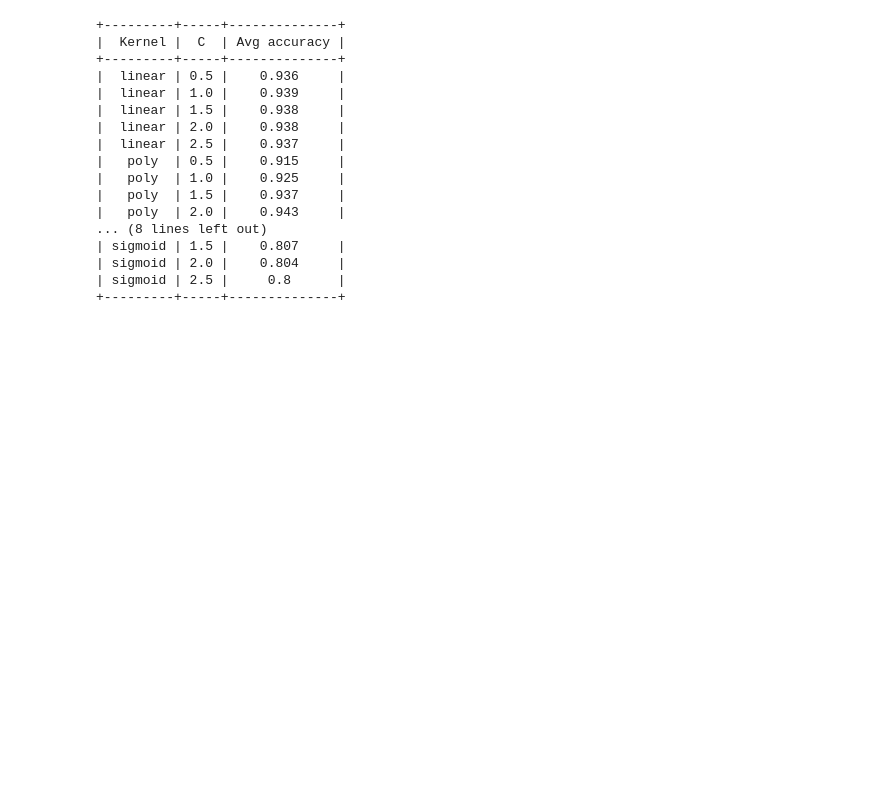
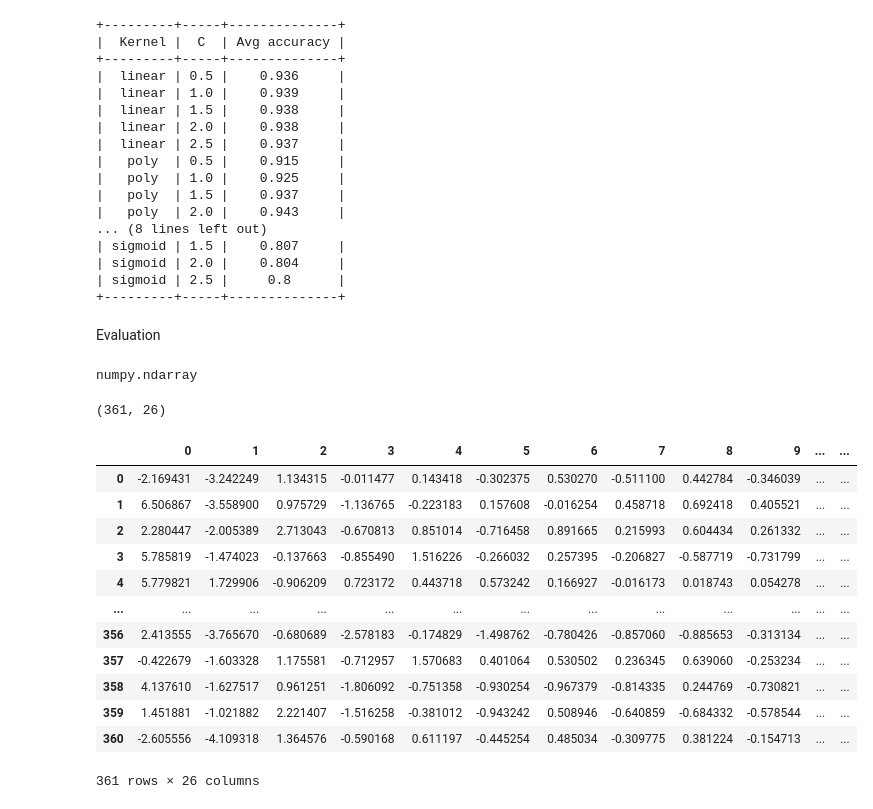
Before and after one commit to qettera/Machine-Learning-Overview, a Jupyter notebook: project.ipynb, the cells around one changed output. Cells and saved outputs as stored; diff of their text form; code cells hidden in the pictures; blank space fills up the shorter version.

```diff
--- a/project.ipynb
+++ b/project.ipynb
@@ -1305,0 +1361,28 @@ print(myTable)
+# %% [markdown]
+Evaluation
+# %%
+type(x_test)
+# %% [output]
+numpy.ndarray
+# %%
+x_test.shape
+# %% [output]
+(361, 26)
+# %%
+x_test_df = pd.DataFrame(x_test)
+# %%
+x_test_df
+# %% [output]
+|  | 0 | 1 | 2 | 3 | 4 | 5 | 6 | 7 | 8 | 9 | ... | ... |
+| 0 | -2.169431 | -3.242249 | 1.134315 | -0.011477 | 0.143418 | -0.302375 | 0.530270 | -0.511100 | 0.442784 | -0.346039 | ... | ... |
+| 1 | 6.506867 | -3.558900 | 0.975729 | -1.136765 | -0.223183 | 0.157608 | -0.016254 | 0.458718 | 0.692418 | 0.405521 | ... | ... |
+| 2 | 2.280447 | -2.005389 | 2.713043 | -0.670813 | 0.851014 | -0.716458 | 0.891665 | 0.215993 | 0.604434 | 0.261332 | ... | ... |
+| 3 | 5.785819 | -1.474023 | -0.137663 | -0.855490 | 1.516226 | -0.266032 | 0.257395 | -0.206827 | -0.587719 | -0.731799 | ... | ... |
+| 4 | 5.779821 | 1.729906 | -0.906209 | 0.723172 | 0.443718 | 0.573242 | 0.166927 | -0.016173 | 0.018743 | 0.054278 | ... | ... |
+| ... | ... | ... | ... | ... | ... | ... | ... | ... | ... | ... | ... | ... |
+| 356 | 2.413555 | -3.765670 | -0.680689 | -2.578183 | -0.174829 | -1.498762 | -0.780426 | -0.857060 | -0.885653 | -0.313134 | ... | ... |
+| 357 | -0.422679 | -1.603328 | 1.175581 | -0.712957 | 1.570683 | 0.401064 | 0.530502 | 0.236345 | 0.639060 | -0.253234 | ... | ... |
+| 358 | 4.137610 | -1.627517 | 0.961251 | -1.806092 | -0.751358 | -0.930254 | -0.967379 | -0.814335 | 0.244769 | -0.730821 | ... | ... |
+| 359 | 1.451881 | -1.021882 | 2.221407 | -1.516258 | -0.381012 | -0.943242 | 0.508946 | -0.640859 | -0.684332 | -0.578544 | ... | ... |
+| 360 | -2.605556 | -4.109318 | 1.364576 | -0.590168 | 0.611197 | -0.445254 | 0.485034 | -0.309775 | 0.381224 | -0.154713 | ... | ... |
+361 rows × 26 columns
```
Also changed, not shown: parts of 74 cells of this notebook.
